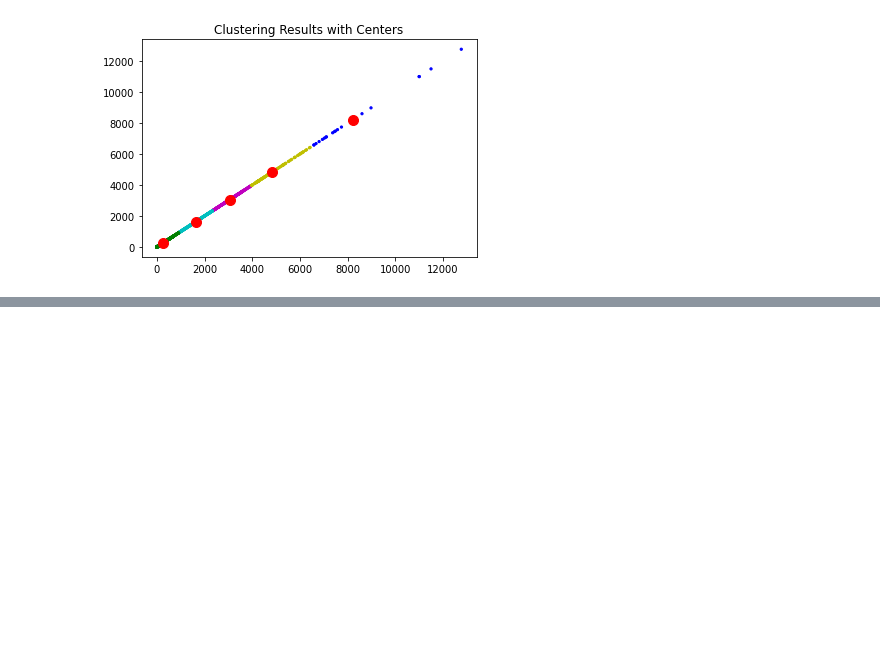
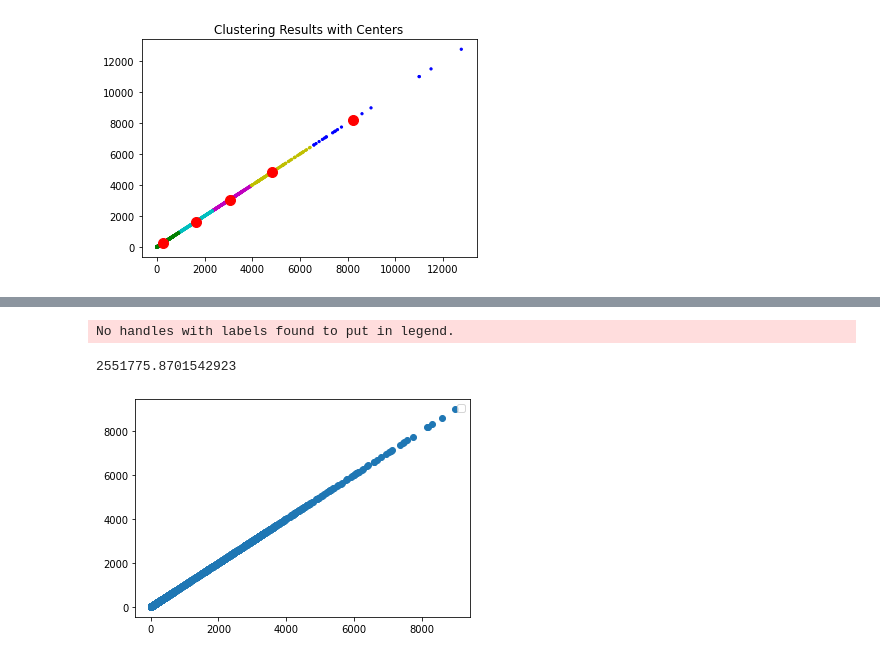
Before and after one commit to songjuhye/Clustering-according-to-taste-and-food-ingredients_graduationProject, a Jupyter notebook: 졸논_2.ipynb, the cells around one changed output, grey strips where cells are left out. Cells and saved outputs as stored; diff of their text form; code cells hidden in the pictures; blank space fills up the shorter version.

```diff
--- a/졸논_2.ipynb
+++ b/졸논_2.ipynb
@@ -207,0 +252,17 @@ print(a)
+# %%
+file_csv_outlier = '/content/drive/My Drive/graduation/database9.3_0.3.csv'
+
+df_out = pd.read_csv(file_csv_outlier)
+variation_out = df_out['글루탐산(Glutamic acid, GLU, mg)'].var()
+print(variation_out)
+
+X_out = df_out.iloc[:,5]
+Y_out = X_out
+
+plt.scatter(X_out, Y_out)
+plt.legend()
+plt.show()
+# %% [output]
+No handles with labels found to put in legend.
+2551775.8701542923
+[figure, added]
```
Also changed, not shown: parts of 12 cells of this notebook.
